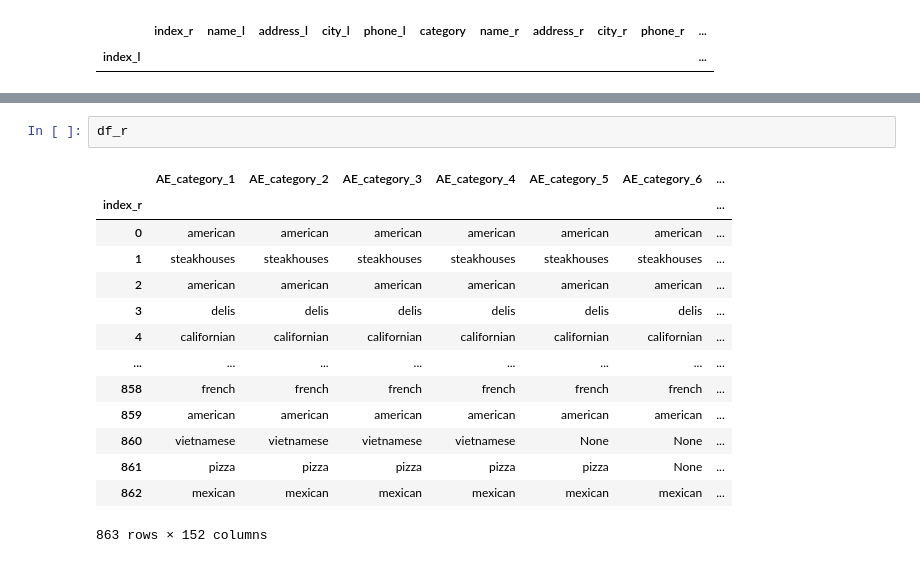
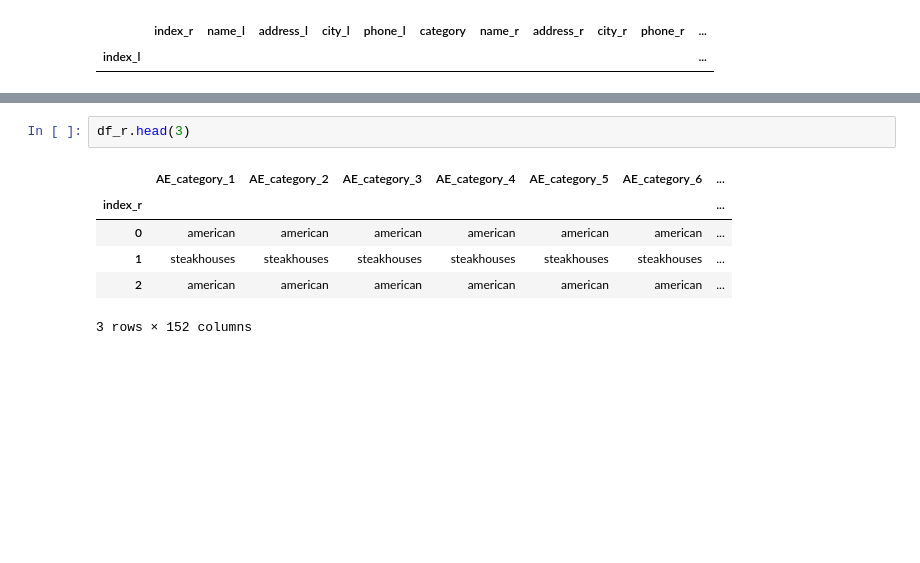
Before and after one commit to Evnsn/entityresolution, a Jupyter notebook: examples/exsample.ipynb, the cells around one changed output, grey strips where cells are left out. Saved outputs shown, nothing was run; the diff lists cells and outputs as text; blank space fills up the shorter version.

```diff
--- a/examples/exsample.ipynb
+++ b/examples/exsample.ipynb
@@ -114,17 +91,9 @@ Index(['name_l', 'address_l', 'city_l', 'phone_l', 'category', 'index_l',
 # %%
-df_r
+df_r.head(3)
 # %% [output]
 |  | AE_category_1 | AE_category_2 | AE_category_3 | AE_category_4 | AE_category_5 | AE_category_6 | ... |
 | index_r |  |  |  |  |  |  | ... |
 | 0 | american | american | american | american | american | american | ... |
 | 1 | steakhouses | steakhouses | steakhouses | steakhouses | steakhouses | steakhouses | ... |
 | 2 | american | american | american | american | american | american | ... |
-| 3 | delis | delis | delis | delis | delis | delis | ... |
-| 4 | californian | californian | californian | californian | californian | californian | ... |
-| ... | ... | ... | ... | ... | ... | ... | ... |
-| 858 | french | french | french | french | french | french | ... |
-| 859 | american | american | american | american | american | american | ... |
-| 860 | vietnamese | vietnamese | vietnamese | vietnamese | None | None | ... |
-| 861 | pizza | pizza | pizza | pizza | pizza | None | ... |
-| 862 | mexican | mexican | mexican | mexican | mexican | mexican | ... |
-863 rows × 152 columns
+3 rows × 152 columns
```
Also changed, not shown: parts of 8 cells of this notebook, 3 other files.
